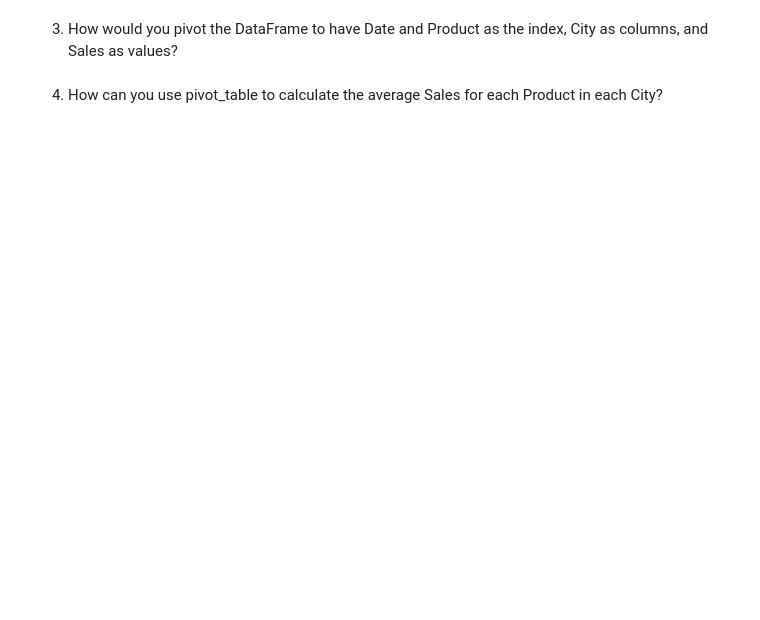
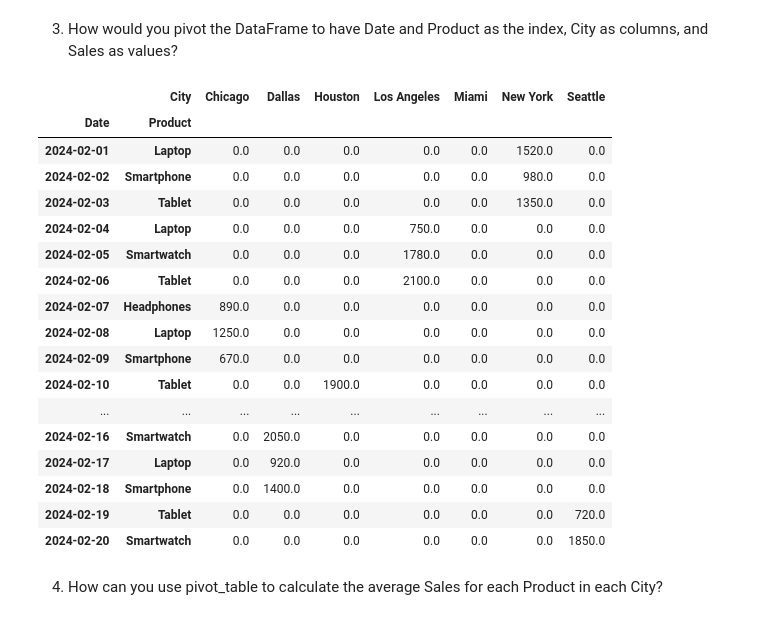
Before and after one commit to AnoopCA/Practice-Challenges, a Jupyter notebook: pandas.ipynb, the cells around one changed output. Cells and saved outputs as stored; diff of their text form; code cells hidden in the pictures; blank space fills up the shorter version.

Commit message:
Basics and pandas practice

```diff
--- a/pandas.ipynb
+++ b/pandas.ipynb
@@ -1,2 +1,30 @@
 # %% [markdown]
 #### Pivot Pandas
+# %%
+import pandas as pd
+
+data = {
+    "City": ["New York", "New York", "New York", "Los Angeles", "Los Angeles",
+             "Los Angeles", "Chicago", "Chicago", "Chicago", "Houston",
+             "Houston", "Houston", "Miami", "Miami", "Miami",
+             "Dallas", "Dallas", "Dallas", "Seattle", "Seattle"],
+
+    "Date": pd.to_datetime(["2024-02-01", "2024-02-02", "2024-02-03", "2024-02-04", "2024-02-05",
+                            "2024-02-06", "2024-02-07", "2024-02-08", "2024-02-09", "2024-02-10",
+                            "2024-02-11", "2024-02-12", "2024-02-13", "2024-02-14", "2024-02-15",
+                            "2024-02-16", "2024-02-17", "2024-02-18", "2024-02-19", "2024-02-20"]),
+
+    "Product": ["Laptop", "Smartphone", "Tablet", "Laptop", "Smartwatch",
+                "Tablet", "Headphones", "Laptop", "Smartphone", "Tablet",
+                "Smartwatch", "Laptop", "Smartphone", "Tablet", "Headphones",
+                "Smartwatch", "Laptop", "Smartphone", "Tablet", "Smartwatch"],
+
+    "Sales": [1520, 980, 1350, 750, 1780, 2100, 890, 1250, 670, 1900,
+              1200, 1100, 1300, 780, 1650, 2050, 920, 1400, 720, 1850],
+
+    "Profit": [300, 120, 250, 90, 400, 500, 130, 270, 80, 420,
+               210, 190, 230, 100, 370, 480, 150, 260, 95, 410]
+}
+
+df = pd.DataFrame(data)
+print(df)
@@ -7,4 +88,25 @@
 # %% [markdown]
 3. How would you pivot the DataFrame to have Date and Product as the index, City as columns, and Sales as values?
+# %%
+df.pivot(index=["Date", "Product"], columns="City", values="Sales").fillna(0)
+# %% [output]
+|  | City | Chicago | Dallas | Houston | Los Angeles | Miami | New York | Seattle |
+| Date | Product |  |  |  |  |  |  |  |
+| 2024-02-01 | Laptop | 0.0 | 0.0 | 0.0 | 0.0 | 0.0 | 1520.0 | 0.0 |
+| 2024-02-02 | Smartphone | 0.0 | 0.0 | 0.0 | 0.0 | 0.0 | 980.0 | 0.0 |
+| 2024-02-03 | Tablet | 0.0 | 0.0 | 0.0 | 0.0 | 0.0 | 1350.0 | 0.0 |
+| 2024-02-04 | Laptop | 0.0 | 0.0 | 0.0 | 750.0 | 0.0 | 0.0 | 0.0 |
+| 2024-02-05 | Smartwatch | 0.0 | 0.0 | 0.0 | 1780.0 | 0.0 | 0.0 | 0.0 |
+| 2024-02-06 | Tablet | 0.0 | 0.0 | 0.0 | 2100.0 | 0.0 | 0.0 | 0.0 |
+| 2024-02-07 | Headphones | 890.0 | 0.0 | 0.0 | 0.0 | 0.0 | 0.0 | 0.0 |
+| 2024-02-08 | Laptop | 1250.0 | 0.0 | 0.0 | 0.0 | 0.0 | 0.0 | 0.0 |
+| 2024-02-09 | Smartphone | 670.0 | 0.0 | 0.0 | 0.0 | 0.0 | 0.0 | 0.0 |
+| 2024-02-10 | Tablet | 0.0 | 0.0 | 1900.0 | 0.0 | 0.0 | 0.0 | 0.0 |
+| ... | ... | ... | ... | ... | ... | ... | ... | ... |
+| 2024-02-16 | Smartwatch | 0.0 | 2050.0 | 0.0 | 0.0 | 0.0 | 0.0 | 0.0 |
+| 2024-02-17 | Laptop | 0.0 | 920.0 | 0.0 | 0.0 | 0.0 | 0.0 | 0.0 |
+| 2024-02-18 | Smartphone | 0.0 | 1400.0 | 0.0 | 0.0 | 0.0 | 0.0 | 0.0 |
+| 2024-02-19 | Tablet | 0.0 | 0.0 | 0.0 | 0.0 | 0.0 | 0.0 | 720.0 |
+| 2024-02-20 | Smartwatch | 0.0 | 0.0 | 0.0 | 0.0 | 0.0 | 0.0 | 1850.0 |
 # %% [markdown]
 4. How can you use pivot_table to calculate the average Sales for each Product in each City?
```
Also changed, not shown: parts of 4 cells of this notebook, 1 other file.
